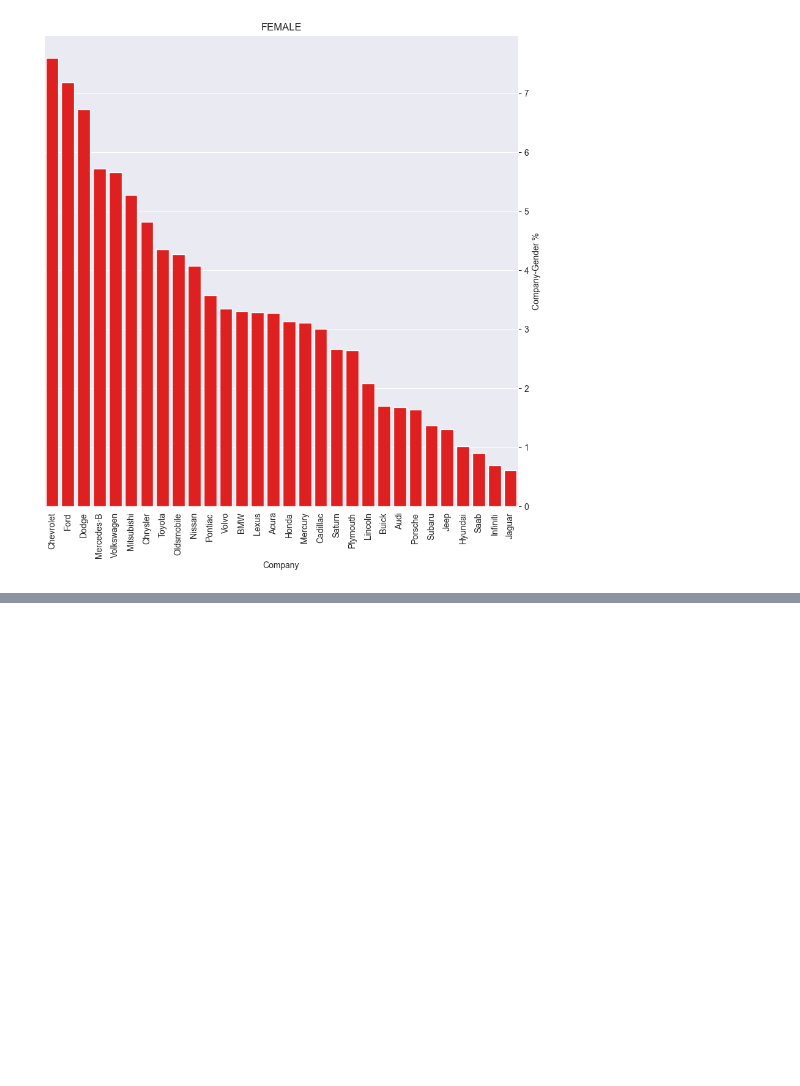
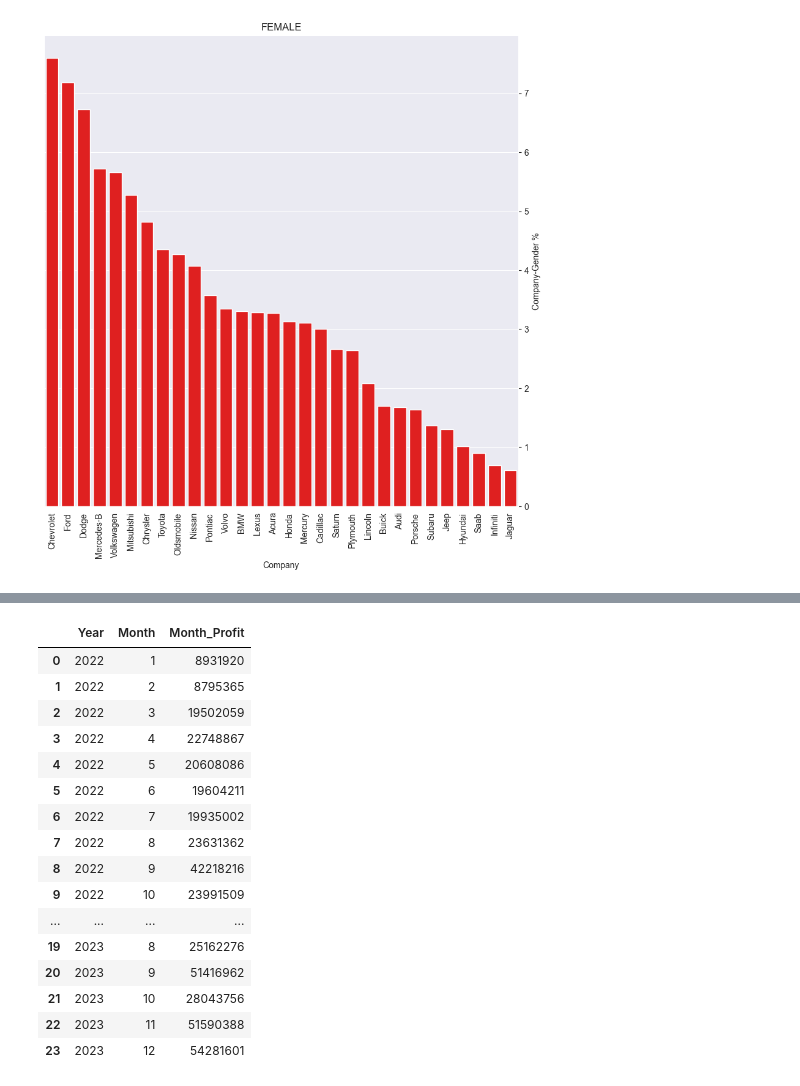
Before and after one commit to File500/Data_science_and_analysis, a Jupyter notebook: analysis/visual_analysis/car_ownership_and_sales_EDA.ipynb, the cells around one changed output, grey strips where cells are left out. Cells and saved outputs as stored; diff of their text form; code cells hidden in the pictures; blank space fills up the shorter version.

```diff
--- a/analysis/visual_analysis/car_ownership_and_sales_EDA.ipynb
+++ b/analysis/visual_analysis/car_ownership_and_sales_EDA.ipynb
@@ -319,0 +360,24 @@ plt.show()
+# %%
+filtered = sql_to_df('''select Year, Month, sum(Price) as Month_Profit from sales
+                        group by Year, Month
+                        order by Year asc, Month asc''')
+
+filtered
+# %% [output]
+|  | Year | Month | Month_Profit |
+| 0 | 2022 | 1 | 8931920 |
+| 1 | 2022 | 2 | 8795365 |
+| 2 | 2022 | 3 | 19502059 |
+| 3 | 2022 | 4 | 22748867 |
+| 4 | 2022 | 5 | 20608086 |
+| 5 | 2022 | 6 | 19604211 |
+| 6 | 2022 | 7 | 19935002 |
+| 7 | 2022 | 8 | 23631362 |
+| 8 | 2022 | 9 | 42218216 |
+| 9 | 2022 | 10 | 23991509 |
+| ... | ... | ... | ... |
+| 19 | 2023 | 8 | 25162276 |
+| 20 | 2023 | 9 | 51416962 |
+| 21 | 2023 | 10 | 28043756 |
+| 22 | 2023 | 11 | 51590388 |
+| 23 | 2023 | 12 | 54281601 |
```
Also changed, not shown: parts of 11 cells of this notebook.
